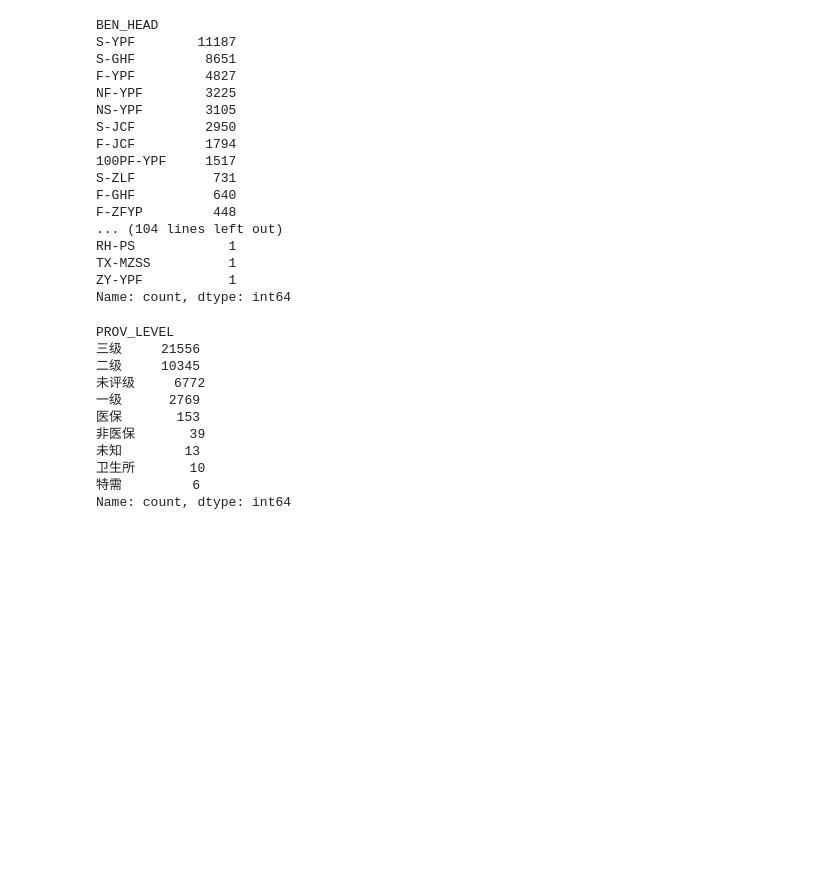
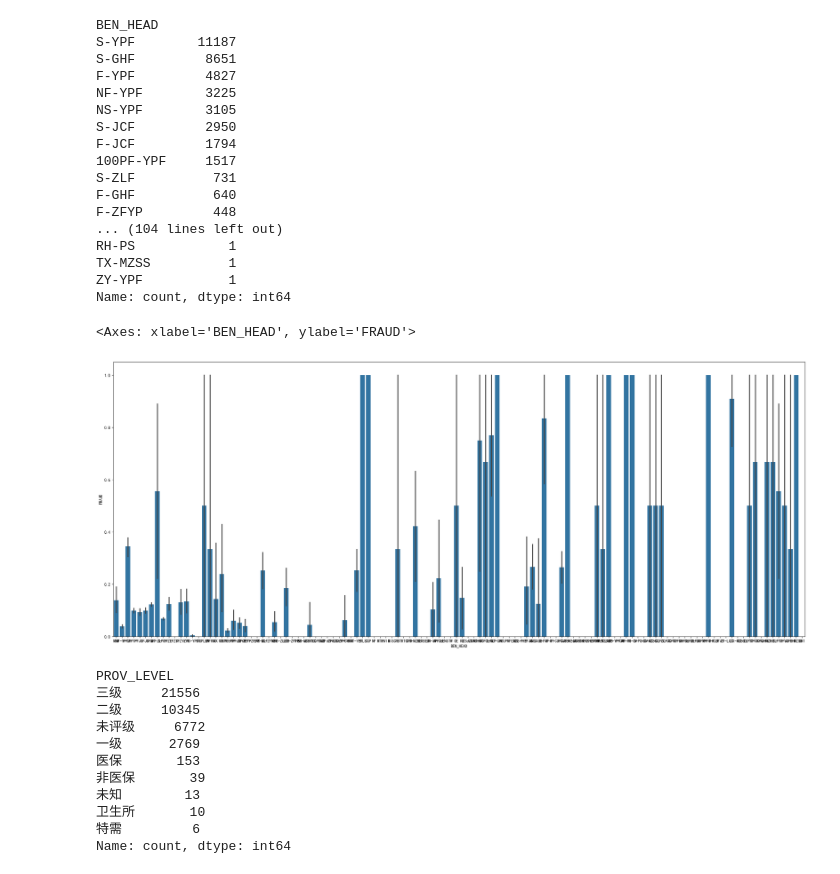
Before and after one commit to Heliumeow/InsuranceClaimClassificationProject, a Jupyter notebook: datawash.ipynb, the cells around one changed output. Cells and saved outputs as stored; diff of their text form; code cells hidden in the pictures; blank space fills up the shorter version.

```diff
--- a/datawash.ipynb
+++ b/datawash.ipynb
@@ -324,6 +330,12 @@ RH-PS            1
 TX-MZSS          1
 ZY-YPF           1
 Name: count, dtype: int64
+# %%
+f,ax = plt.subplots(figsize=(30,12))
+sns.barplot(y='FRAUD', x='BEN_HEAD', data=df)
+# %% [output]
+<Axes: xlabel='BEN_HEAD', ylabel='FRAUD'>
+[figure, added]
 # %%
 df['PROV_LEVEL'].value_counts()
 # %% [output]
```
Also changed, not shown: parts of 7 cells of this notebook.
